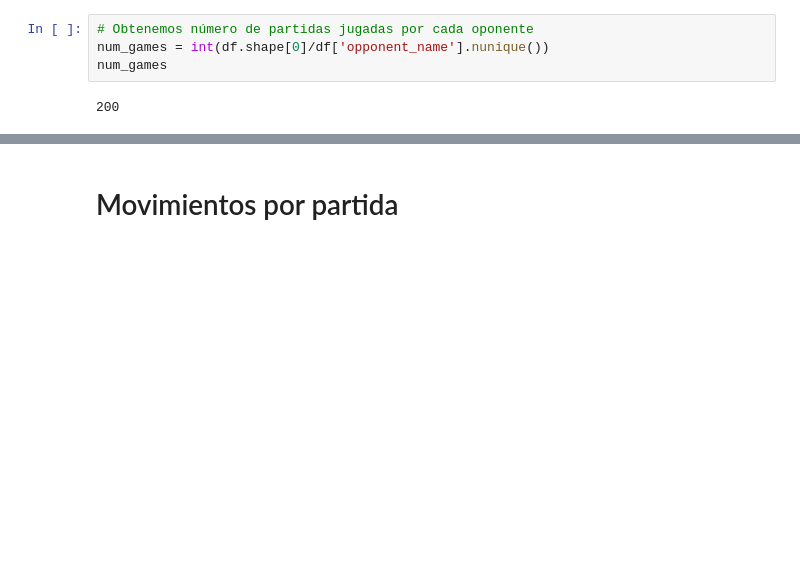
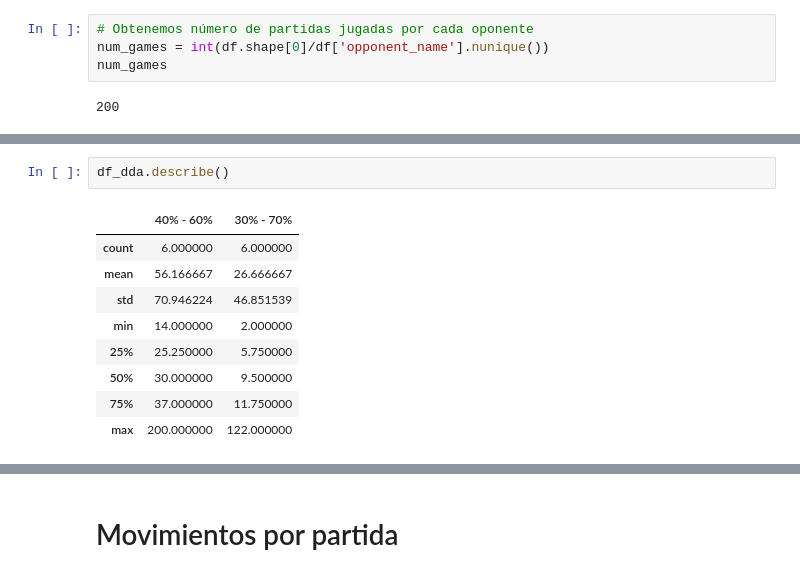
Before and after one commit to afersantos/connect-four-alphazero-dda, a Jupyter notebook: plot_results.ipynb, the cells around one changed output, grey strips where cells are left out. Saved outputs shown, nothing was run; the diff lists cells and outputs as text; blank space fills up the shorter version.

```diff
--- a/plot_results.ipynb
+++ b/plot_results.ipynb
@@ -144,0 +185,12 @@ plt.show()
+# %%
+df_dda.describe()
+# %% [output]
+|  | 40% - 60% | 30% - 70% |
+| count | 6.000000 | 6.000000 |
+| mean | 56.166667 | 26.666667 |
+| std | 70.946224 | 46.851539 |
+| min | 14.000000 | 2.000000 |
+| 25% | 25.250000 | 5.750000 |
+| 50% | 30.000000 | 9.500000 |
+| 75% | 37.000000 | 11.750000 |
+| max | 200.000000 | 122.000000 |
```
Also changed, not shown: parts of 16 cells of this notebook, 1 other file.
